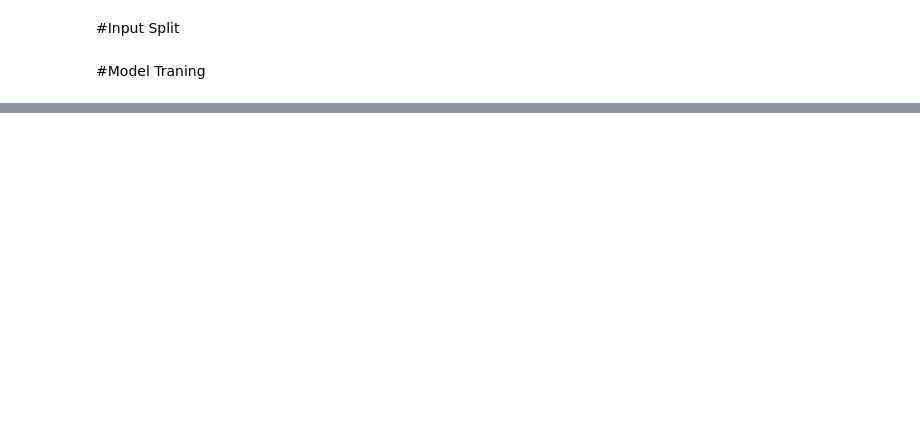
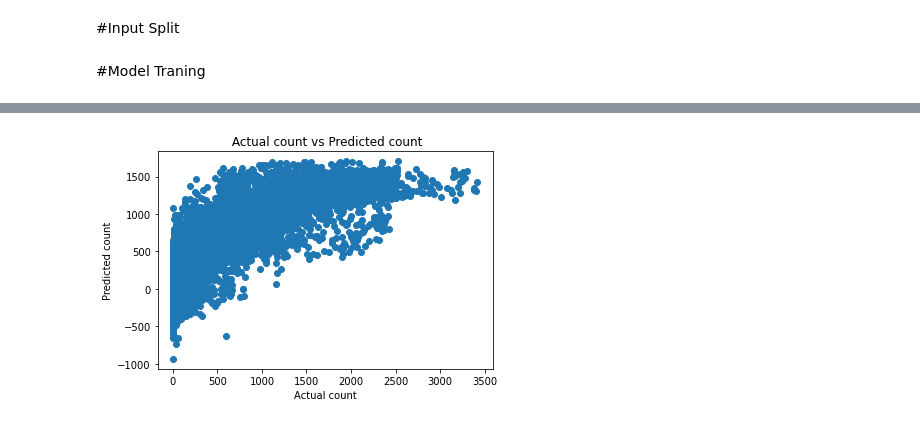
Before and after one commit to soniya1993/Bike-Sharing-Demand-Prediction-, a Jupyter notebook: Bike_Sharing_Demand_Prediction_Capstone_Project_2.ipynb, the cells around one changed output, grey strips where cells are left out. Cells and saved outputs as stored; diff of their text form; code cells hidden in the pictures; blank space fills up the shorter version.

```diff
--- a/Bike_Sharing_Demand_Prediction_Capstone_Project_2.ipynb
+++ b/Bike_Sharing_Demand_Prediction_Capstone_Project_2.ipynb
@@ -393 +420,10 @@ test_data_prediction = reg.predict(x_test)
+# %%
+#Visualize the actual prices and Predicted prices
+plt.scatter(y_train,y_pred)
+plt.xlabel("Actual count")
+plt.ylabel("Predicted count")
+plt.title(" Actual count vs Predicted count")
+plt.show()
+# %% [output]
+[figure, added]
 # %%
```
Also changed, not shown: parts of 29 cells of this notebook.
